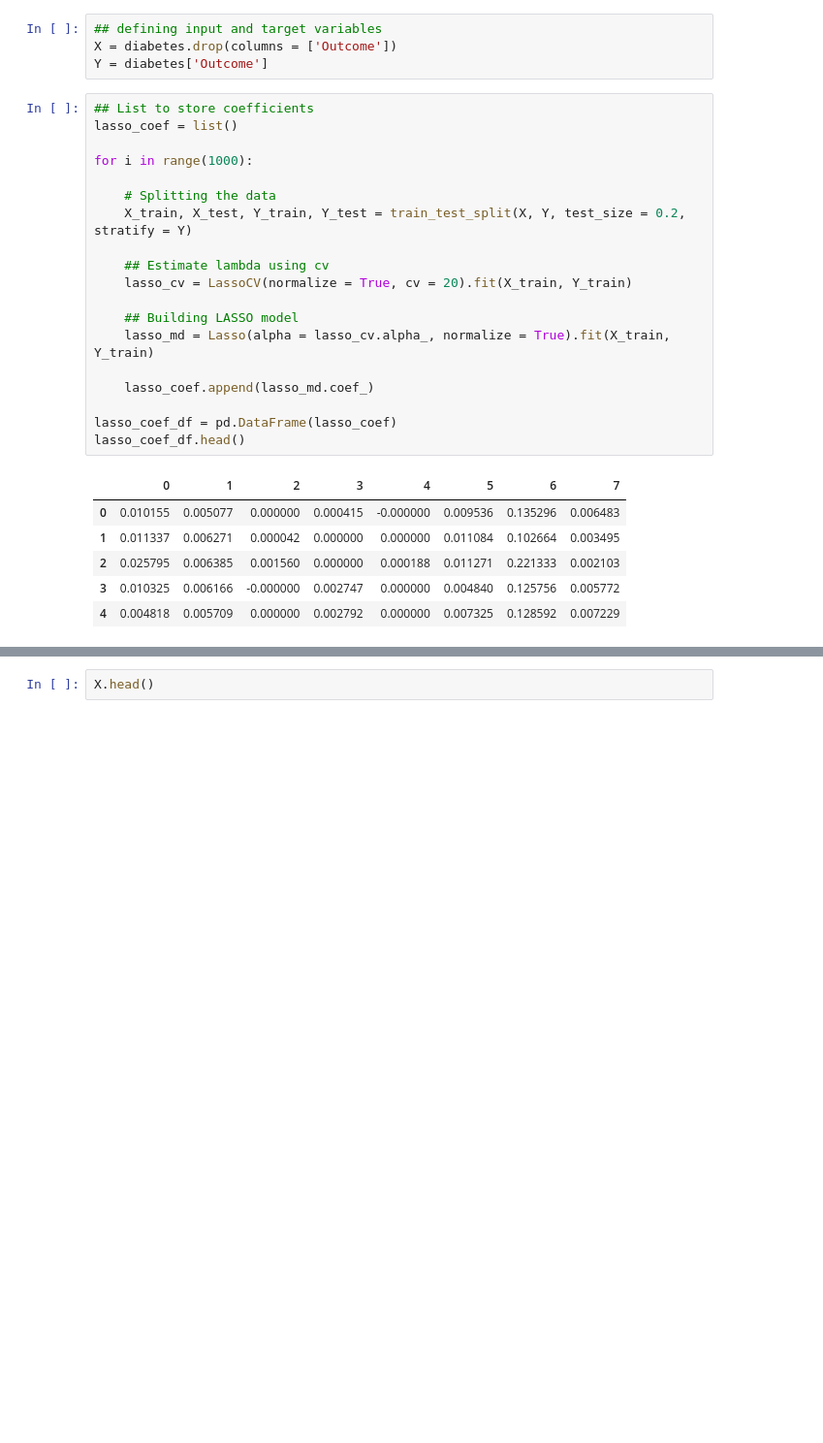
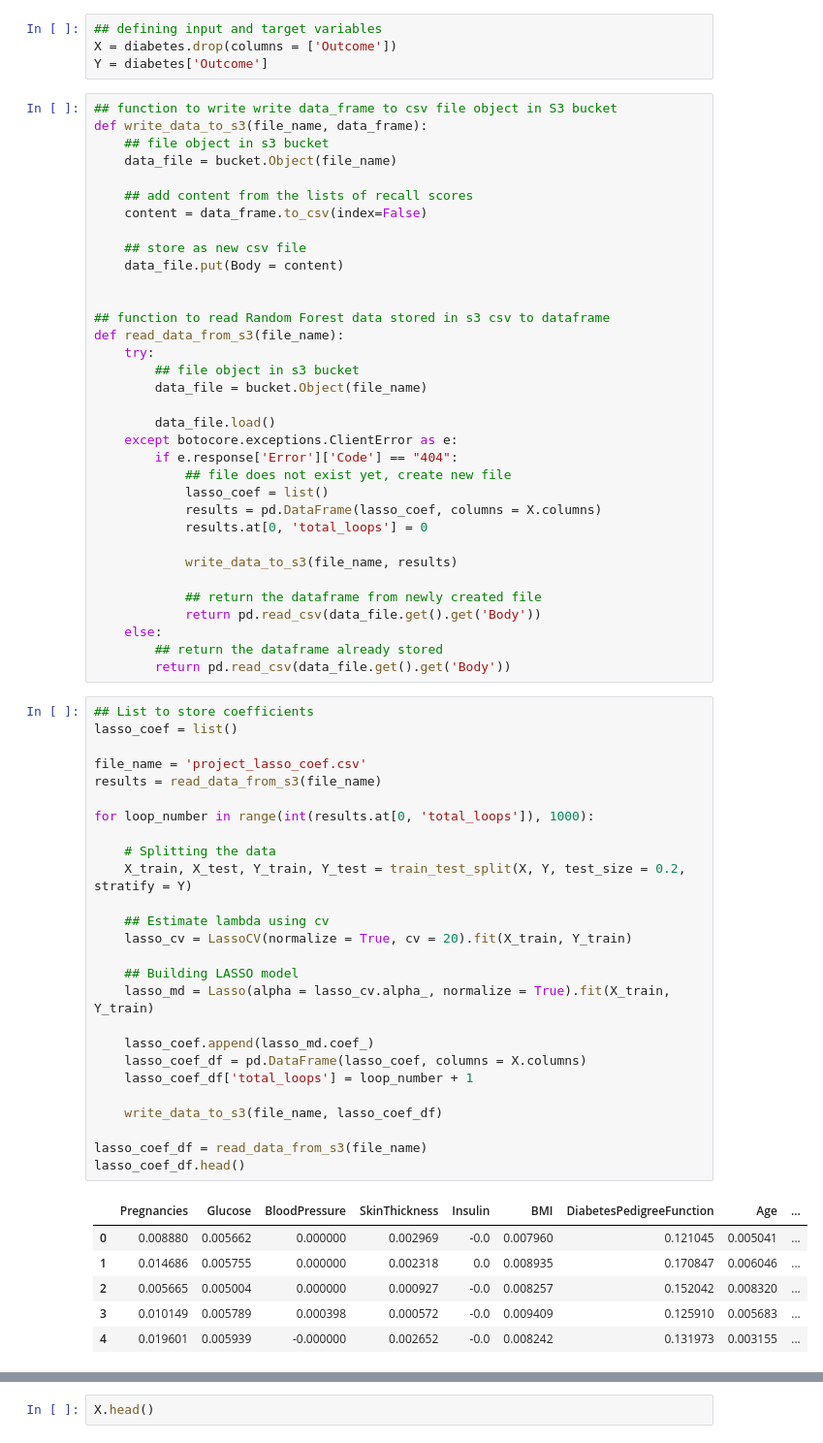
Before and after one commit to danhtran358/DATA-445, a Jupyter notebook: Project_Logistic.ipynb, the cells around one changed output, grey strips where cells are left out. Shown at 97% size. Cells and saved outputs as stored; diff of their text form; blank space fills up the shorter version.

```diff
--- a/Project_Logistic.ipynb
+++ b/Project_Logistic.ipynb
@@ -37,29 +37,70 @@ diabetes
 ## defining input and target variables
 X = diabetes.drop(columns = ['Outcome'])
 Y = diabetes['Outcome']
+# %%
+## function to write write data_frame to csv file object in S3 bucket
+def write_data_to_s3(file_name, data_frame):
+    ## file object in s3 bucket
+    data_file = bucket.Object(file_name)
+
+    ## add content from the lists of recall scores
+    content = data_frame.to_csv(index=False)
+
+    ## store as new csv file
+    data_file.put(Body = content)
+
+
+## function to read Random Forest data stored in s3 csv to dataframe
+def read_data_from_s3(file_name):
+    try:
+        ## file object in s3 bucket
+        data_file = bucket.Object(file_name)
+
+        data_file.load()
+    except botocore.exceptions.ClientError as e:
+        if e.response['Error']['Code'] == "404":
+            ## file does not exist yet, create new file
+            lasso_coef = list()
+            results = pd.DataFrame(lasso_coef, columns = X.columns)
+            results.at[0, 'total_loops'] = 0
+
+            write_data_to_s3(file_name, results)
+
+            ## return the dataframe from newly created file
+            return pd.read_csv(data_file.get().get('Body'))
+    else:
+        ## return the dataframe already stored
+        return pd.read_csv(data_file.get().get('Body'))
 # %%
 ## List to store coefficients
 lasso_coef = list()
 
-for i in range(1000):
+file_name = 'project_lasso_coef.csv'
+results = read_data_from_s3(file_name)
+
+for loop_number in range(int(results.at[0, 'total_loops']), 1000):
 
     # Splitting the data
     X_train, X_test, Y_train, Y_test = train_test_split(X, Y, test_size = 0.2, stratify = Y)
 
     ## Estimate lambda using cv
     lasso_cv = LassoCV(normalize = True, cv = 20).fit(X_train, Y_train)
 
     ## Building LASSO model
     lasso_md = Lasso(alpha = lasso_cv.alpha_, normalize = True).fit(X_train, Y_train)
 
     lasso_coef.append(lasso_md.coef_)
+    lasso_coef_df = pd.DataFrame(lasso_coef, columns = X.columns)
+    lasso_coef_df['total_loops'] = loop_number + 1
 
-lasso_coef_df = pd.DataFrame(lasso_coef)
+    write_data_to_s3(file_name, lasso_coef_df)
+
+lasso_coef_df = read_data_from_s3(file_name)
 lasso_coef_df.head()
 # %% [output]
-|  | 0 | 1 | 2 | 3 | 4 | 5 | 6 | 7 |
-| 0 | 0.010155 | 0.005077 | 0.000000 | 0.000415 | -0.000000 | 0.009536 | 0.135296 | 0.006483 |
-| 1 | 0.011337 | 0.006271 | 0.000042 | 0.000000 | 0.000000 | 0.011084 | 0.102664 | 0.003495 |
-| 2 | 0.025795 | 0.006385 | 0.001560 | 0.000000 | 0.000188 | 0.011271 | 0.221333 | 0.002103 |
-| 3 | 0.010325 | 0.006166 | -0.000000 | 0.002747 | 0.000000 | 0.004840 | 0.125756 | 0.005772 |
-| 4 | 0.004818 | 0.005709 | 0.000000 | 0.002792 | 0.000000 | 0.007325 | 0.128592 | 0.007229 |
+|  | Pregnancies | Glucose | BloodPressure | SkinThickness | Insulin | BMI | DiabetesPedigreeFunction | Age | ... |
+| 0 | 0.008880 | 0.005662 | 0.000000 | 0.002969 | -0.0 | 0.007960 | 0.121045 | 0.005041 | ... |
+| 1 | 0.014686 | 0.005755 | 0.000000 | 0.002318 | 0.0 | 0.008935 | 0.170847 | 0.006046 | ... |
+| 2 | 0.005665 | 0.005004 | 0.000000 | 0.000927 | -0.0 | 0.008257 | 0.152042 | 0.008320 | ... |
+| 3 | 0.010149 | 0.005789 | 0.000398 | 0.000572 | -0.0 | 0.009409 | 0.125910 | 0.005683 | ... |
+| 4 | 0.019601 | 0.005939 | -0.000000 | 0.002652 | -0.0 | 0.008242 | 0.131973 | 0.003155 | ... |
```
Also changed, not shown: parts of 15 cells of this notebook, 3 other files.
